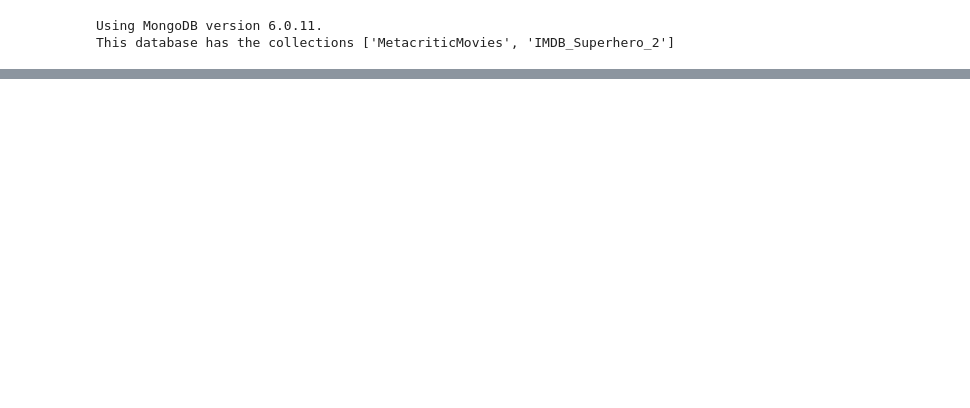
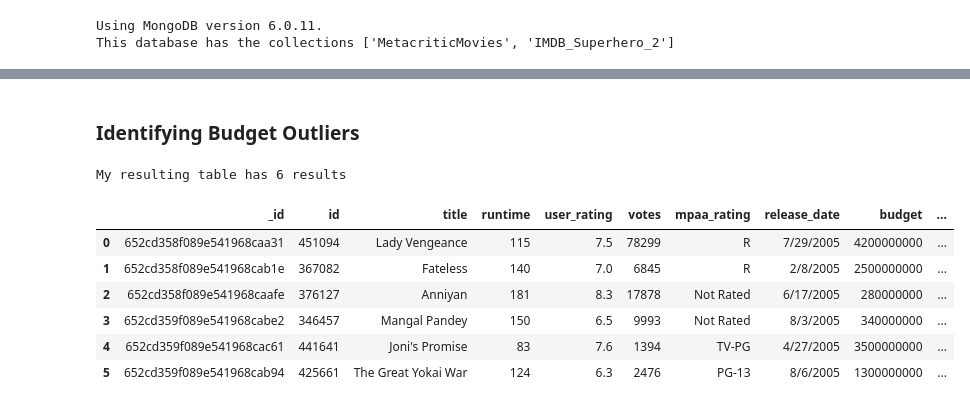
Before and after one commit to brandon-connors/DA-320, a Jupyter notebook: Connors - Detecting Outliers.ipynb, the cells around one changed output, grey strips where cells are left out. Saved outputs shown, nothing was run; the diff lists cells and outputs as text; code cells hidden in the pictures; blank space fills up the shorter version.

```diff
--- a/Connors - Detecting Outliers.ipynb
+++ b/Connors - Detecting Outliers.ipynb
@@ -47,0 +119,30 @@ This database has the collections ['MetacriticMovies', 'IMDB_Superhero_2']
+# %% [markdown]
+### Identifying Budget Outliers
+# %%
+# Here I am doing a query on which budgets are over 2.5e8 to be able to identify which movies' budgets are outliers
+budgetOutlierQuery = {
+    'release_date': re.compile(r"2005"),
+    'budget': {
+        '$gt': 2.5e8
+              }
+            }
+# Execute this query and produce a cursor
+budgetOutlierCursor = da320_database["IMDB_Superhero_2"].find(budgetOutlierQuery)
+
+# Convert this information into a Pandas dataframe
+imdbBudgetOutliers = pd.DataFrame(budgetOutlierCursor)
+
+# Checking the number of results
+print(f"My resulting table has {len(imdbBudgetOutliers.id)} results")
+
+# Display the results
+display(imdbBudgetOutliers)
+# %% [output]
+My resulting table has 6 results
+|  | _id | id | title | runtime | user_rating | votes | mpaa_rating | release_date | budget | ... |
+| 0 | 652cd358f089e541968caa31 | 451094 | Lady Vengeance | 115 | 7.5 | 78299 | R | 7/29/2005 | 4200000000 | ... |
+| 1 | 652cd358f089e541968cab1e | 367082 | Fateless | 140 | 7.0 | 6845 | R | 2/8/2005 | 2500000000 | ... |
+| 2 | 652cd358f089e541968caafe | 376127 | Anniyan | 181 | 8.3 | 17878 | Not Rated | 6/17/2005 | 280000000 | ... |
+| 3 | 652cd359f089e541968cabe2 | 346457 | Mangal Pandey | 150 | 6.5 | 9993 | Not Rated | 8/3/2005 | 340000000 | ... |
+| 4 | 652cd359f089e541968cac61 | 441641 | Joni's Promise | 83 | 7.6 | 1394 | TV-PG | 4/27/2005 | 3500000000 | ... |
+| 5 | 652cd359f089e541968cab94 | 425661 | The Great Yokai War | 124 | 6.3 | 2476 | PG-13 | 8/6/2005 | 1300000000 | ... |
```
Also changed, not shown: parts of 15 cells of this notebook.
